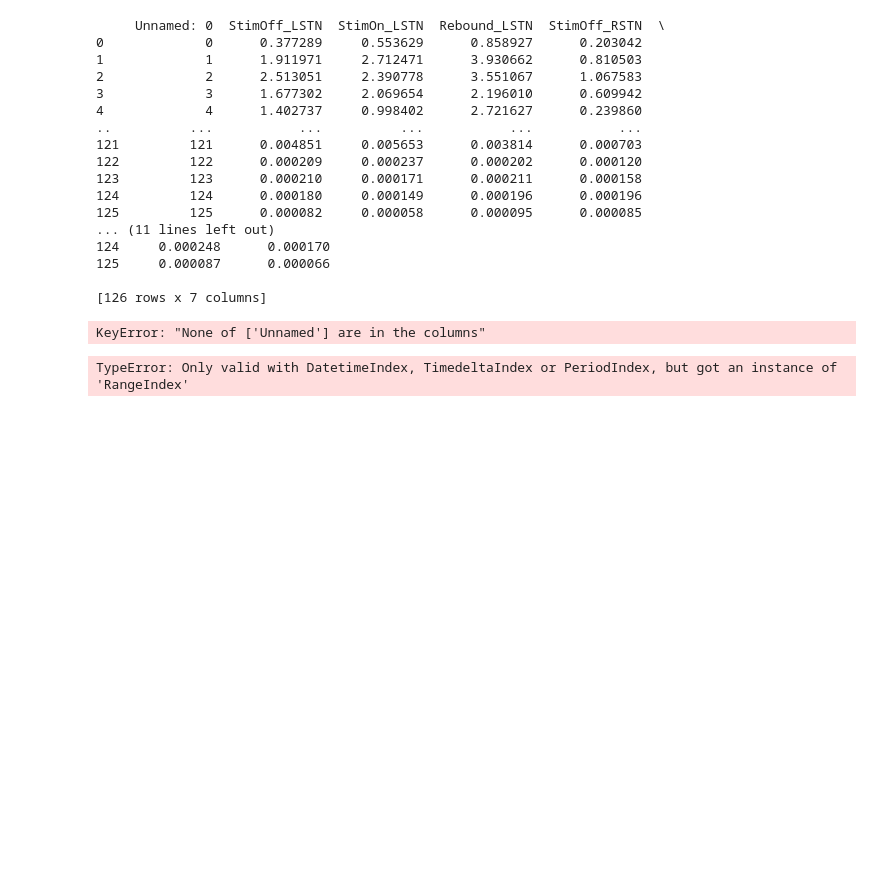
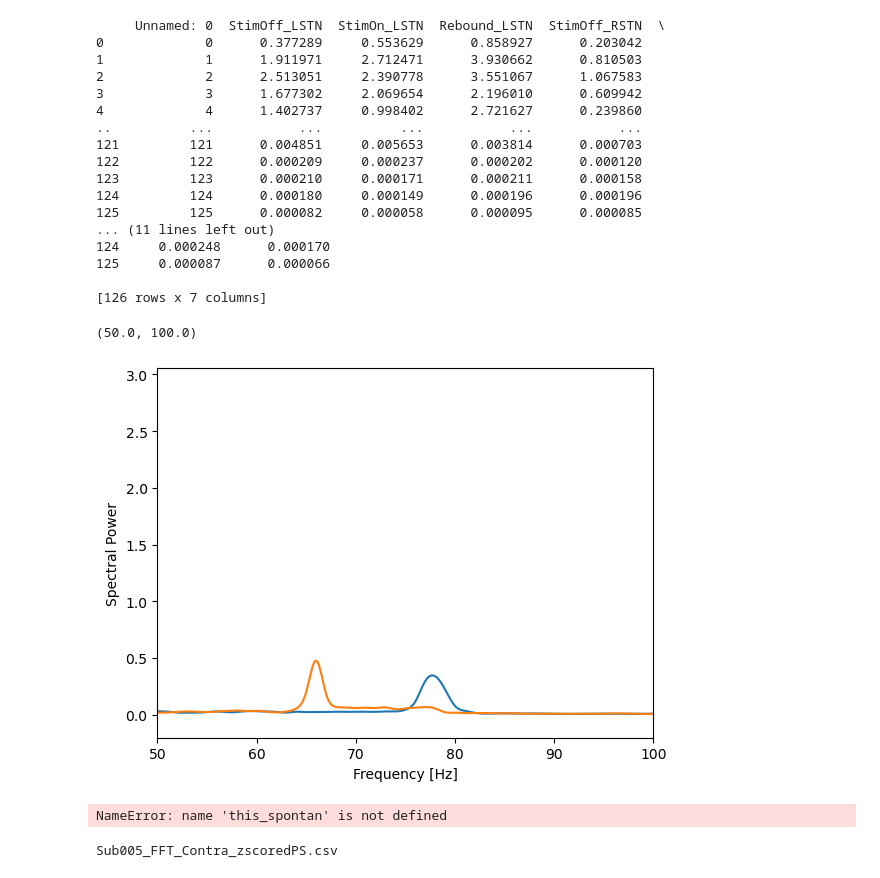
Before and after one commit to BarbaraMath/FinelyTunedGamma, a Jupyter notebook: EntrainmentSubCoh.ipynb, the cells around one changed output. Saved outputs shown, nothing was run; the diff lists cells and outputs as text; code cells hidden in the pictures; blank space fills up the shorter version.

```diff
--- a/EntrainmentSubCoh.ipynb
+++ b/EntrainmentSubCoh.ipynb
@@ -253,19 +253,14 @@ print(trial_ps)
 125     0.000087      0.000066
 
 [126 rows x 7 columns]
-# %%
-trial_ps.reset_index()
-trial_ps.set_index('Unnamed')
-# %% [output]
-KeyError: "None of ['Unnamed'] are in the columns"
-# %%
-upsampled = trial_ps.resample('10s')
-interpolated = upsampled.interpolate(method='spline', order=2)
-print(interpolated.head(32))
-interpolated.plot()
-pyplot.show()
-# %% [output]
-TypeError: Only valid with DatetimeIndex, TimedeltaIndex or PeriodIndex, but got an instance of 'RangeIndex'
+# %%
+reload(dat_preproc)
+dat_preproc.mypower(trial_ps['StimOff_RSTN'])
+dat_preproc.mypower(trial_ps['StimOn_RSTN'])
+plt.xlim(50,100)
+# %% [output]
+(50.0, 100.0)
+[figure, added]
 # %%
 os.path.join(
    project_path,
@@ -283,7 +278,7 @@ ps_path = os.path.join(
 )
 
 for filename in os.listdir(ps_path):
-   if filename.endswith('FFT_Contra_zscoredPS.csv'):
+   if filename.endswith('FFT_Ipsi_zscoredPS.csv'):
    #with open(os.path.join(ps_path, filename), 'r') as f: # open in readonly mode
       this_df = pd.read_csv(os.path.join(ps_path,filename))
       this_spontan = this_df['Spontan']
@@ -292,6 +287,12 @@ for filename in os.listdir(ps_path):
 
    all_spontan.append(this_spontan)
    all_subh.append(this_subh)
+# %% [output]
+NameError: name 'this_spontan' is not defined
+# %%
+print(filename)
+# %% [output]
+Sub005_FFT_Contra_zscoredPS.csv
 # %%
 all_spontan_df = pd.DataFrame(np.transpose(all_spontan))
 all_subh_df = pd.DataFrame(np.transpose(all_subh))
```
Also changed, not shown: 3 other files.
